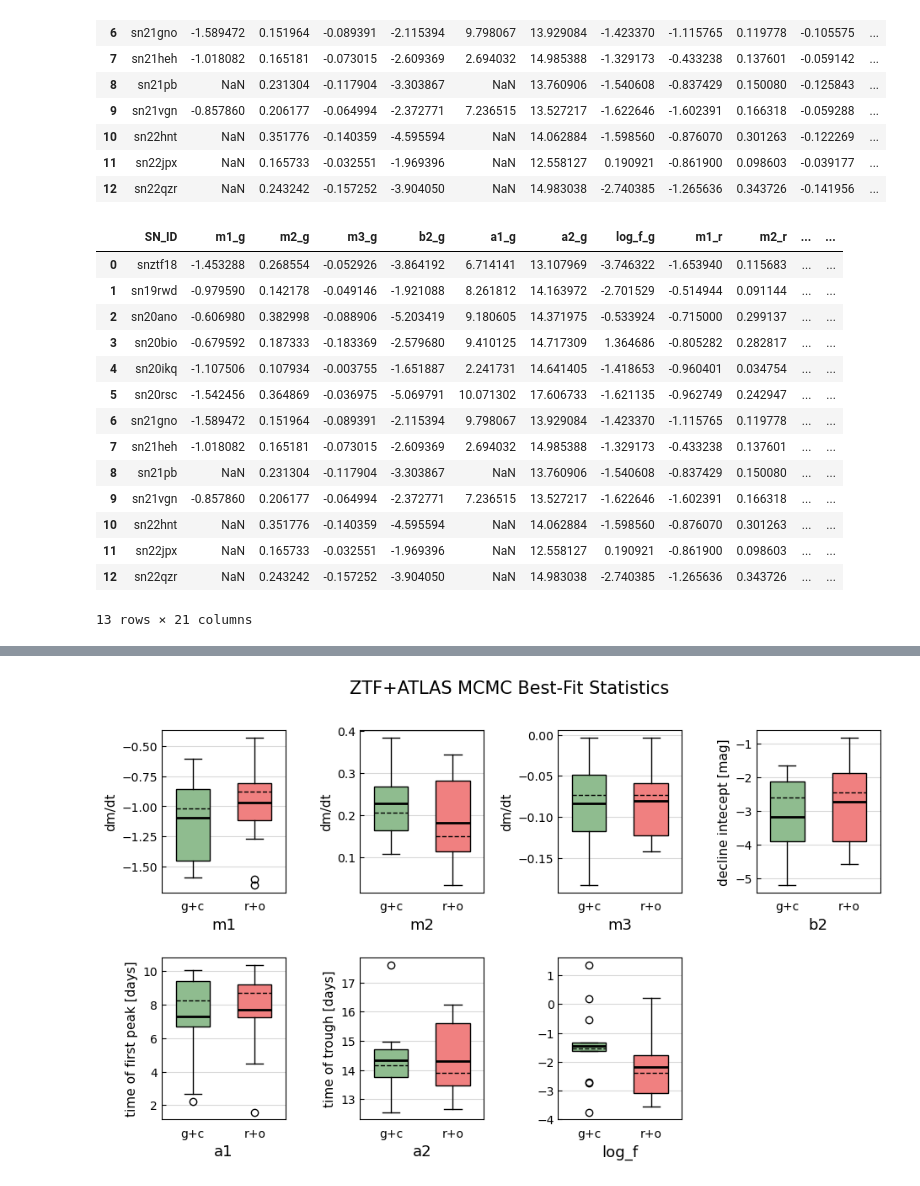
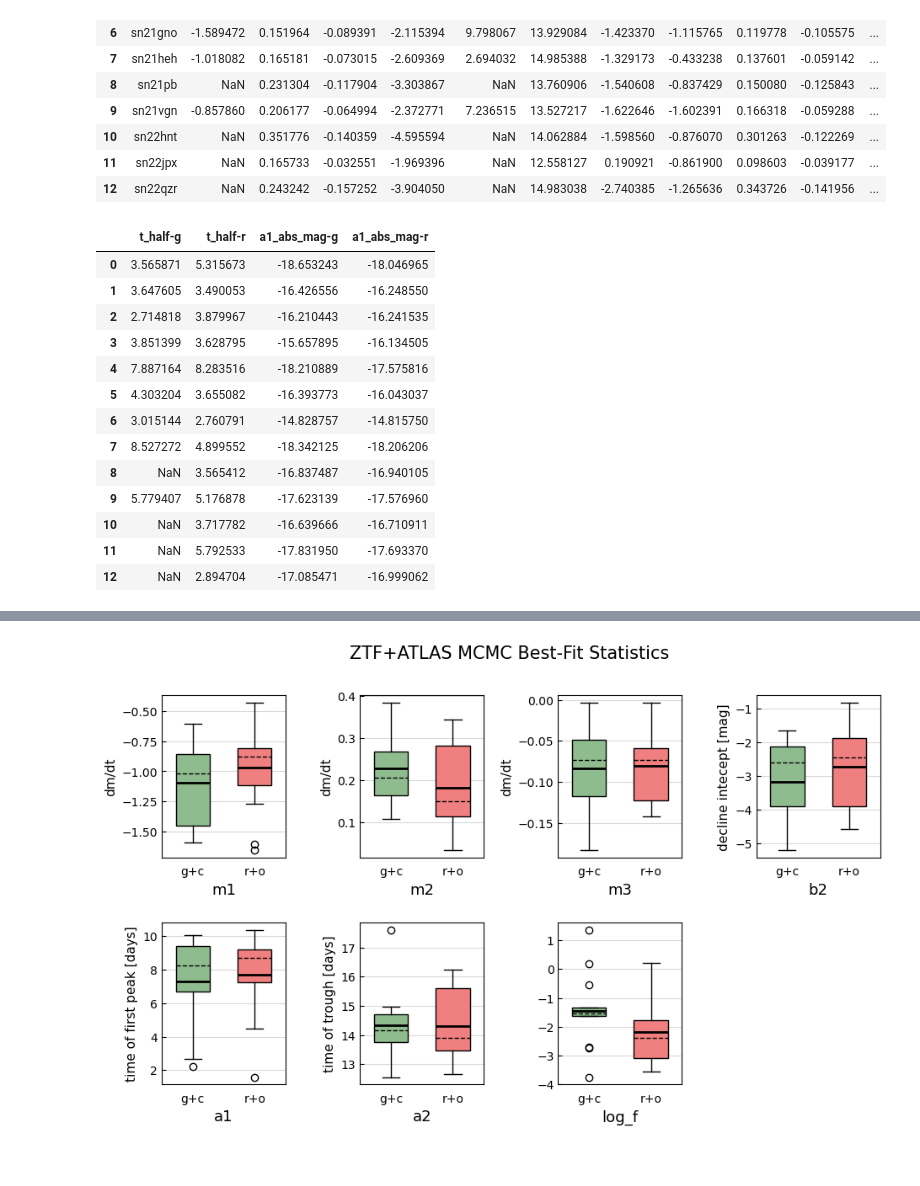
Before and after one commit to aec3675/ztf_IIb, a Jupyter notebook: make_mcmc_plots.ipynb, the cells around one changed output, grey strips where cells are left out. Drawn from its saved outputs; the diff is of its cells as text; code cells hidden in the pictures.

```diff
--- a/make_mcmc_plots.ipynb
+++ b/make_mcmc_plots.ipynb
@@ -285,23 +318,22 @@ def calc_t_half(df_sub, df_str):
 # %%
 for i,df in enumerate(df_sub_ls):
     calc_t_half(df, df_str_list[i])
-bestfit_df
+bestfit_df[['t_half-g','t_half-r','a1_abs_mag-g','a1_abs_mag-r']]
 # %% [output]
-|  | SN_ID | m1_g | m2_g | m3_g | b2_g | a1_g | a2_g | log_f_g | m1_r | m2_r | ... | ... |
-| 0 | snztf18 | -1.453288 | 0.268554 | -0.052926 | -3.864192 | 6.714141 | 13.107969 | -3.746322 | -1.653940 | 0.115683 | ... | ... |
-| 1 | sn19rwd | -0.979590 | 0.142178 | -0.049146 | -1.921088 | 8.261812 | 14.163972 | -2.701529 | -0.514944 | 0.091144 | ... | ... |
-| 2 | sn20ano | -0.606980 | 0.382998 | -0.088906 | -5.203419 | 9.180605 | 14.371975 | -0.533924 | -0.715000 | 0.299137 | ... | ... |
-| 3 | sn20bio | -0.679592 | 0.187333 | -0.183369 | -2.579680 | 9.410125 | 14.717309 | 1.364686 | -0.805282 | 0.282817 | ... | ... |
-| 4 | sn20ikq | -1.107506 | 0.107934 | -0.003755 | -1.651887 | 2.241731 | 14.641405 | -1.418653 | -0.960401 | 0.034754 | ... | ... |
-| 5 | sn20rsc | -1.542456 | 0.364869 | -0.036975 | -5.069791 | 10.071302 | 17.606733 | -1.621135 | -0.962749 | 0.242947 | ... | ... |
-| 6 | sn21gno | -1.589472 | 0.151964 | -0.089391 | -2.115394 | 9.798067 | 13.929084 | -1.423370 | -1.115765 | 0.119778 | ... | ... |
-| 7 | sn21heh | -1.018082 | 0.165181 | -0.073015 | -2.609369 | 2.694032 | 14.985388 | -1.329173 | -0.433238 | 0.137601 | ... | ... |
-| 8 | sn21pb | NaN | 0.231304 | -0.117904 | -3.303867 | NaN | 13.760906 | -1.540608 | -0.837429 | 0.150080 | ... | ... |
-| 9 | sn21vgn | -0.857860 | 0.206177 | -0.064994 | -2.372771 | 7.236515 | 13.527217 | -1.622646 | -1.602391 | 0.166318 | ... | ... |
-| 10 | sn22hnt | NaN | 0.351776 | -0.140359 | -4.595594 | NaN | 14.062884 | -1.598560 | -0.876070 | 0.301263 | ... | ... |
-| 11 | sn22jpx | NaN | 0.165733 | -0.032551 | -1.969396 | NaN | 12.558127 | 0.190921 | -0.861900 | 0.098603 | ... | ... |
-| 12 | sn22qzr | NaN | 0.243242 | -0.157252 | -3.904050 | NaN | 14.983038 | -2.740385 | -1.265636 | 0.343726 | ... | ... |
+|  | t_half-g | t_half-r | a1_abs_mag-g | a1_abs_mag-r |
+| 0 | 3.565871 | 5.315673 | -18.653243 | -18.046965 |
+| 1 | 3.647605 | 3.490053 | -16.426556 | -16.248550 |
+| 2 | 2.714818 | 3.879967 | -16.210443 | -16.241535 |
+| 3 | 3.851399 | 3.628795 | -15.657895 | -16.134505 |
+| 4 | 7.887164 | 8.283516 | -18.210889 | -17.575816 |
+| 5 | 4.303204 | 3.655082 | -16.393773 | -16.043037 |
+| 6 | 3.015144 | 2.760791 | -14.828757 | -14.815750 |
+| 7 | 8.527272 | 4.899552 | -18.342125 | -18.206206 |
+| 8 | NaN | 3.565412 | -16.837487 | -16.940105 |
+| 9 | 5.779407 | 5.176878 | -17.623139 | -17.576960 |
+| 10 | NaN | 3.717782 | -16.639666 | -16.710911 |
+| 11 | NaN | 5.792533 | -17.831950 | -17.693370 |
+| 12 | NaN | 2.894704 | -17.085471 | -16.999062 |
-13 rows × 21 columns
 # %%
 #finding the model mag at bestfit: a1/a2 for each band
 
```
Also changed, not shown: parts of 13 cells of this notebook, 5 other files.
